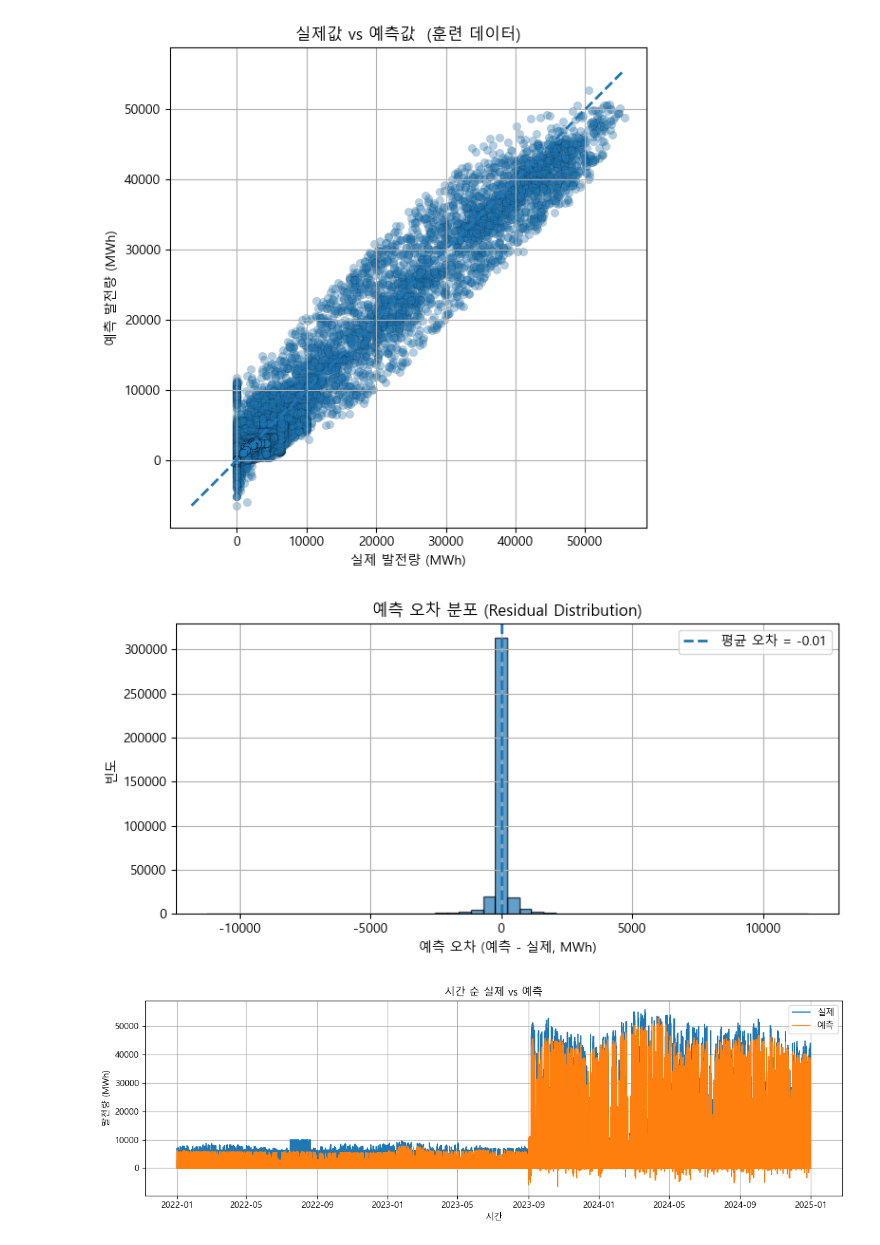
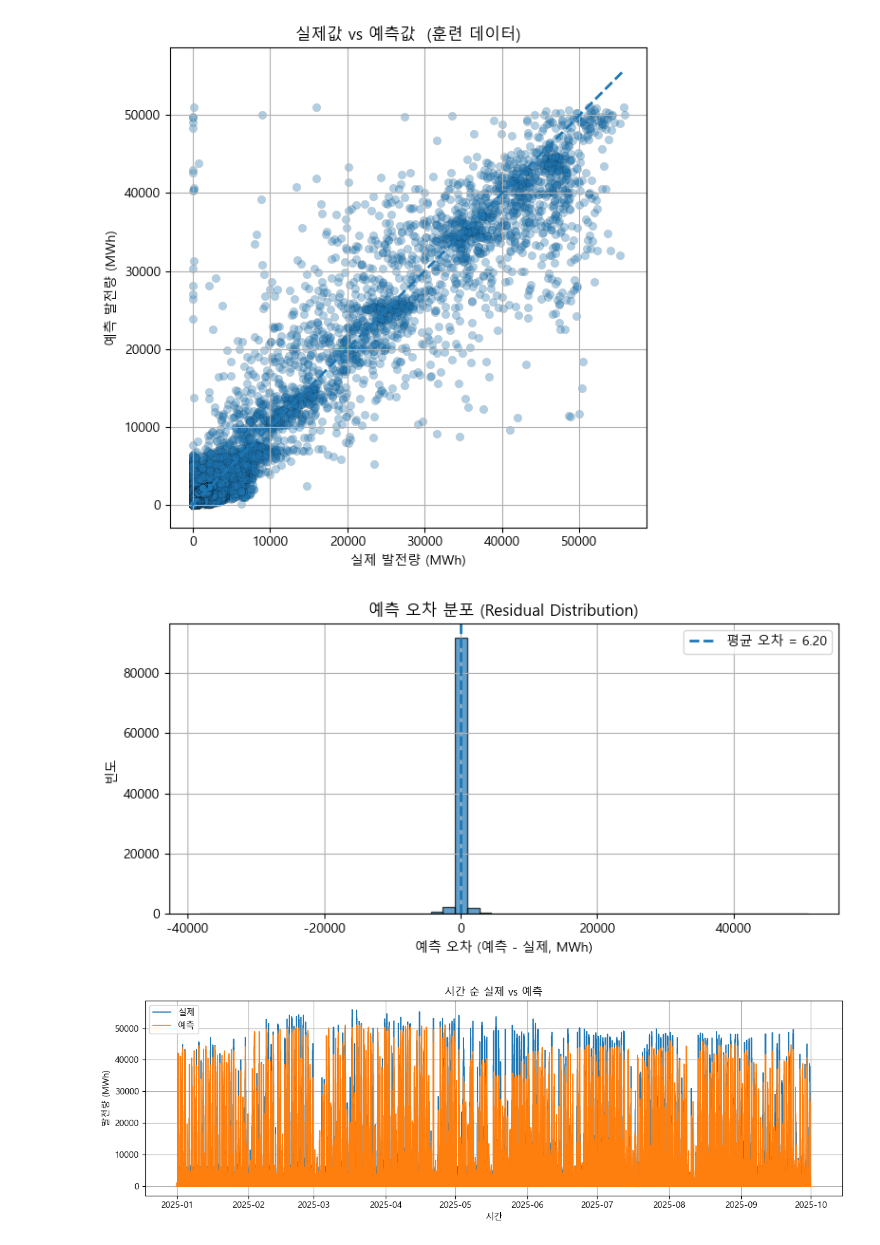
Before and after one commit to conanbke-ai/ESG_Project1, a Jupyter notebook: xgboost/XGBoost.ipynb, the cells around one changed output. Cells and saved outputs as stored; diff of their text form; code cells hidden in the pictures.

```diff
--- a/xgboost/XGBoost.ipynb
+++ b/xgboost/XGBoost.ipynb
@@ -26,7 +26,7 @@ from packaging import version
 # ---------------------------
 # 0. 사용자 설정
 # ---------------------------
-CSV_PATH = r"C:\ESG_Project1\file\solar_data_file\남동발전량_지역매핑_시간행_기상병합.csv"
+CSV_PATH = r"C:\ESG_Project1\file\merge_data\train_data.csv"
 TARGET_COL = "합산발전량(MWh)"
 OUTPUT_NAME = "xgb_solar_pipeline.pkl"   # 원본 CSV 폴더에 저장
 RANDOM_STATE = 42
@@ -280,5 +280,4 @@ R^2 : 0.9548
 # %%
-
 # ==========================================
 # XGBoost 회귀 훈련 결과 시각화 (훈련 데이터로 예측)
 # - 학습 시와 동일한 시간 파생 특성 생성
@@ -298,8 +297,8 @@ from sklearn.metrics import mean_absolute_error, mean_squared_error, r2_score
 # -------------------------------
 # 0) 경로/설정
 # -------------------------------
-CSV_PATH   = r"C:\ESG_Project1\file\solar_data_file\남동발전량_지역매핑_시간행_기상병합.csv"
-MODEL_PATH = r"C:\ESG_Project1\file\solar_data_file\xgb_solar_pipeline.pkl"
+CSV_PATH   = r"C:\ESG_Project1\file\merge_data\test_data.csv"
+MODEL_PATH = r"C:\ESG_Project1\file\merge_data\xgb_solar_pipeline.pkl"
 META_PATH  = r"C:\ESG_Project1\file\solar_data_file\xgb_solar_meta.json"
 
 # 사용자가 현재 그래프에서 쓰고자 하는 타깃 (데이터에 따라 조정)
@@ -502,4 +501,4 @@ R²  : 0.9548
-[figure, old version]
+[figure, new version]
-[figure, old version]
+[figure, new version]
-[figure, old version]
+[figure, new version]
 # %%
```
Also changed, not shown: parts of 3 cells of this notebook, 4 other files.
